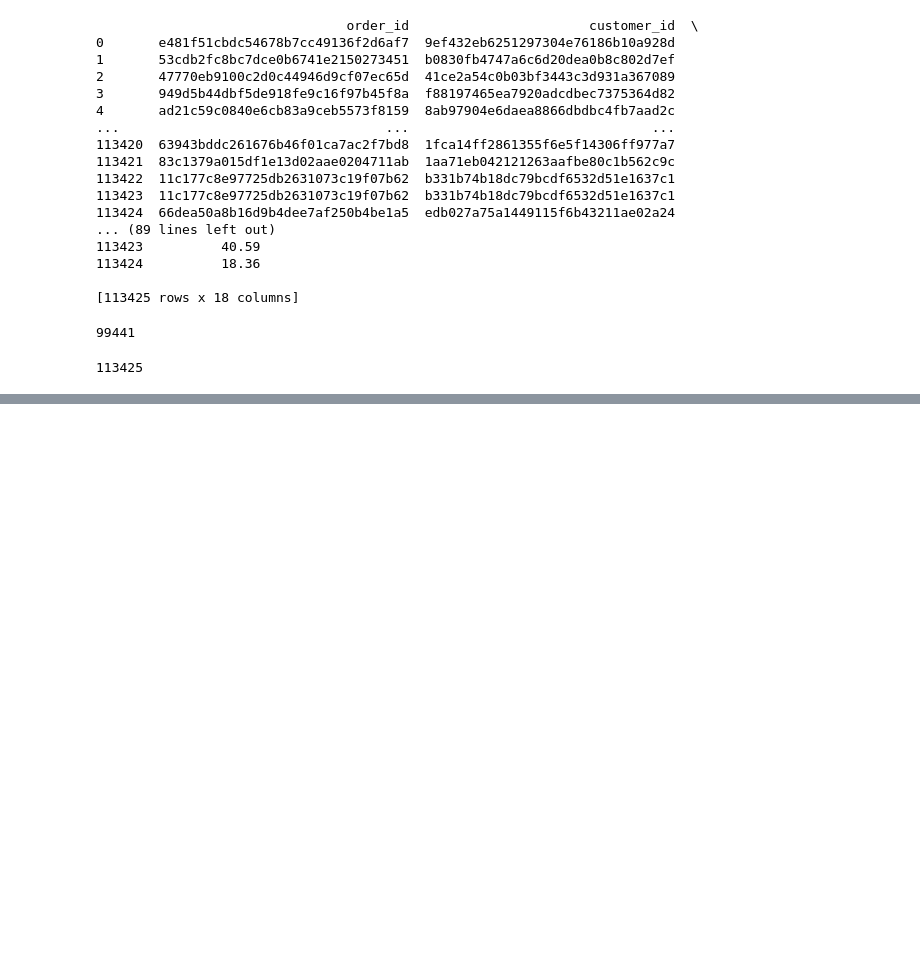
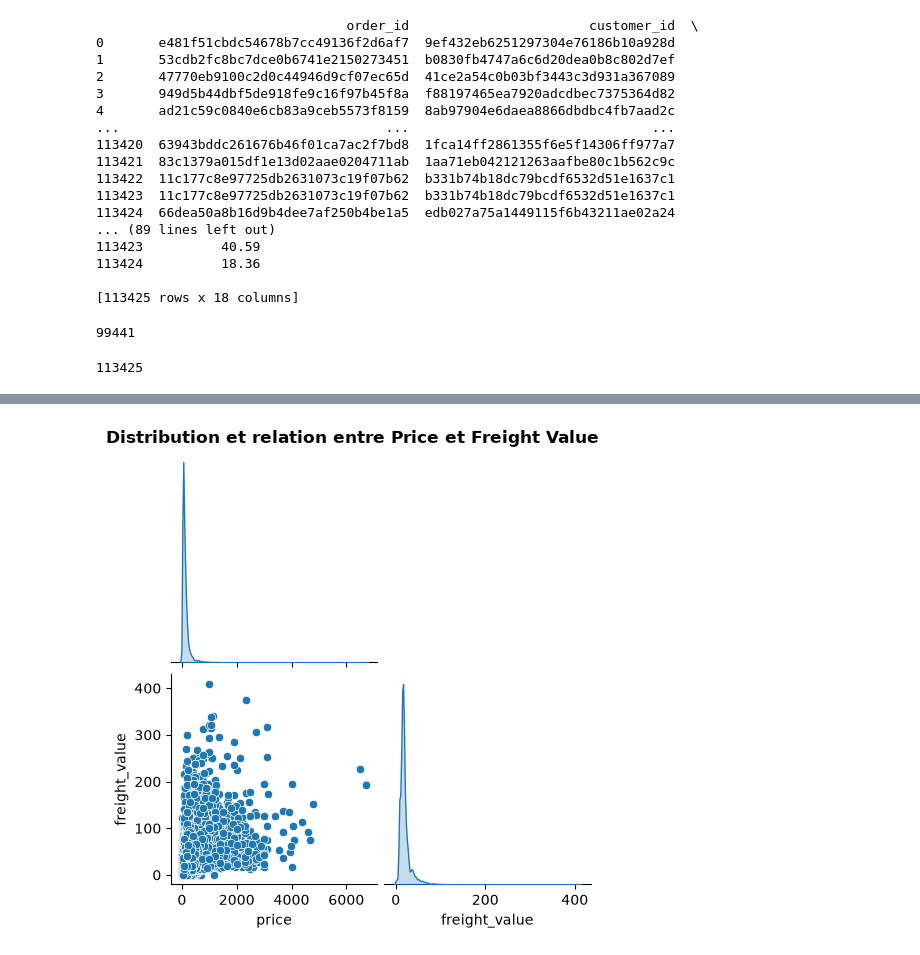
Before and after one commit to djiliwade67-ops/portfolio-data-science, a Jupyter notebook: projet2-olist/projet2-olist.ipynb, the cells around one changed output, grey strips where cells are left out. Saved outputs shown, nothing was run; the diff lists cells and outputs as text; code cells hidden in the pictures; blank space fills up the shorter version.

```diff
--- a/projet2-olist/projet2-olist.ipynb
+++ b/projet2-olist/projet2-olist.ipynb
@@ -104,0 +135,15 @@ len(merge2)
+# %%
+import seaborn as sns
+import matplotlib.pyplot as plt
+
+# Visualisation des distributions et des relations
+sns.pairplot(
+    merge2[['price', 'freight_value']].dropna(),
+    diag_kind='kde', # Courbe de densité sur la diagonale
+    corner=True # Supprime la partie supérieure redondante
+)
+
+plt.suptitle("Distribution et relation entre Price et Freight Value", y=1.02, weight='bold')
+plt.show()
+# %% [output]
+[figure, added]
```
Also changed, not shown: parts of 3 cells of this notebook.
